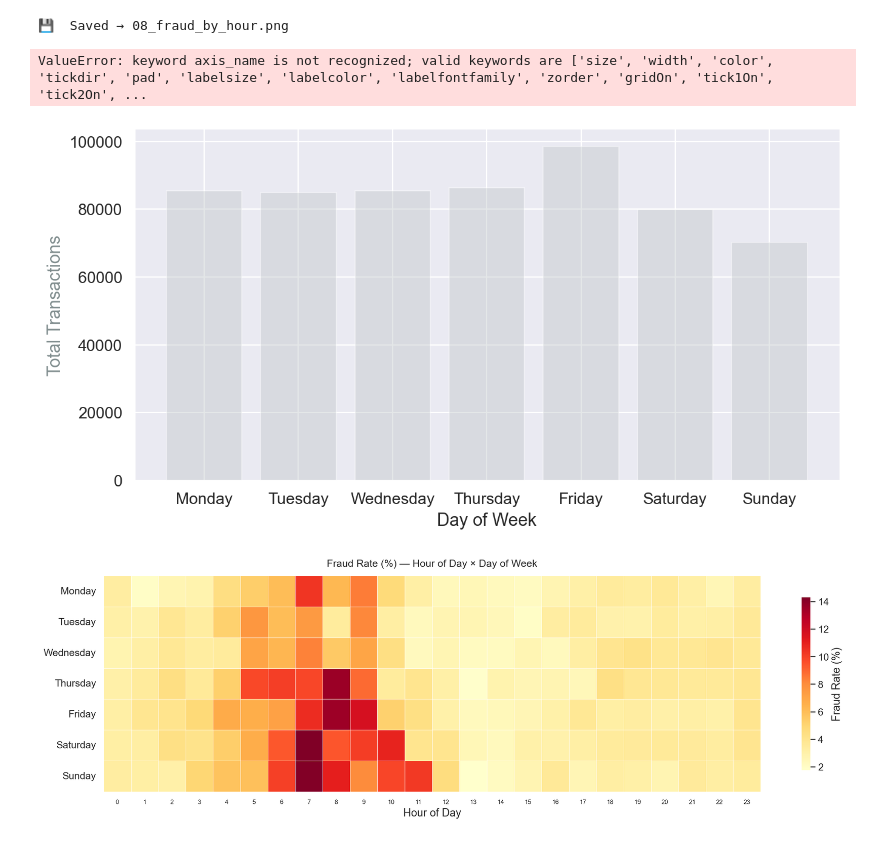
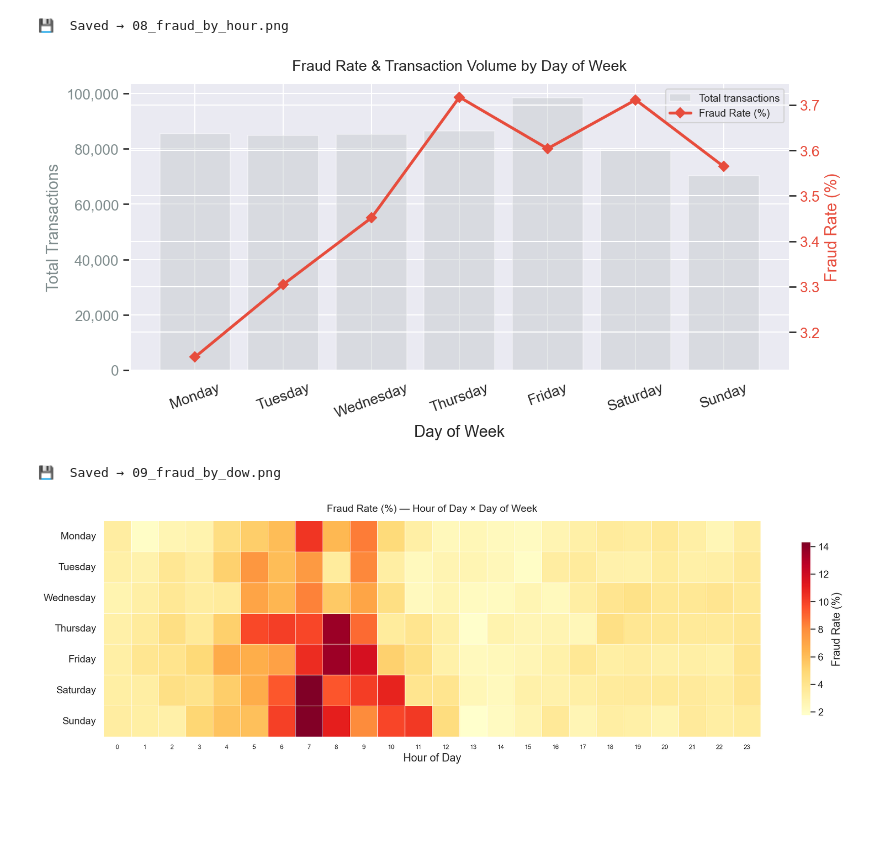
Before and after one commit to abannee/fraud-detection-ml, a Jupyter notebook: notebooks/exploration/EDA Partt1.ipynb, the cells around one changed output. Drawn from its saved outputs; the diff is of its cells as text; code cells hidden in the pictures; blank space fills up the shorter version.

Commit message:
feat: add EDA visualizations and reports exploration

```diff
--- a/notebooks/exploration/EDA Partt1.ipynb
+++ b/notebooks/exploration/EDA Partt1.ipynb
@@ -655,36 +655,37 @@ dow = (
 dow["fraud_rate"] = dow["fraud_count"] / dow["total"] * 100
 
 fig, ax1 = plt.subplots(figsize=(10, 5))
 
 ax1.bar(dow.index, dow["total"], color="#BDC3C7", alpha=0.4, label="Total transactions")
 ax1.set_xlabel("Day of Week")
 ax1.set_ylabel("Total Transactions", color="#7F8C8D")
-ax1.tick_params(axis="y", labelcolor="#7F8C8D", axis_name="y")
+# ax1.tick_params(axis="y", labelcolor="#7F8C8D", axis_name="y")
+ax1.tick_params(axis="y", labelcolor="#7F8C8D")
 ax1.yaxis.set_major_formatter(mticker.FuncFormatter(lambda x, _: f"{int(x):,}"))
 ax1.tick_params(axis="x", rotation=20)
 
 ax2 = ax1.twinx()
 ax2.plot(dow.index, dow["fraud_rate"], color="#E74C3C", lw=2.5, marker="D",
          markersize=6, label="Fraud Rate (%)")
 ax2.set_ylabel("Fraud Rate (%)", color="#E74C3C")
 ax2.tick_params(axis="y", labelcolor="#E74C3C")
 
 lines1, labels1 = ax1.get_legend_handles_labels()
 lines2, labels2 = ax2.get_legend_handles_labels()
 ax1.legend(lines1 + lines2, labels1 + labels2, loc="upper right", fontsize=9)
 
 ax1.set_title("Fraud Rate & Transaction Volume by Day of Week", fontsize=13, pad=12)
 plt.tight_layout()
 plt.savefig(f"{SAVE_DIR}/09_fraud_by_dow.png", dpi=FIG_DPI)
 plt.show()
 print("💾  Saved → 09_fraud_by_dow.png")
 
 # ── Insight note ──────────────────────────────────────────────────────────────
 # Weekend fraud rates may be elevated despite lower overall volume.
 # → day_of_week (ordinal), is_weekend (Sat/Sun binary) are useful feature candidates.
 # %% [output]
+[figure, new version]
-ValueError: keyword axis_name is not recognized; valid keywords are ['size', 'width', 'color', 'tickdir', 'pad', 'labelsize', 'labelcolor', 'labelfontfamily', 'zorder', 'gridOn', 'tick1On', 'tick2On', ...
+💾  Saved → 09_fraud_by_dow.png
-[figure, old version]
 # %%
 # %% ---------------------------------------------------------------------------
 # CELL 10 — Fraud Heatmap: Hour × Day of Week
```
Also changed, not shown: 1 other file.
